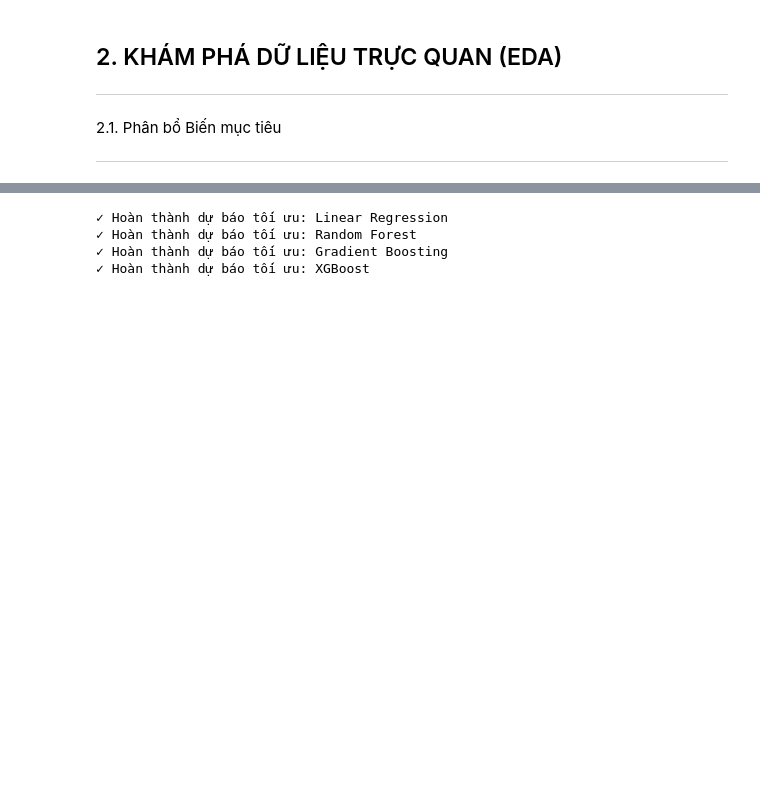
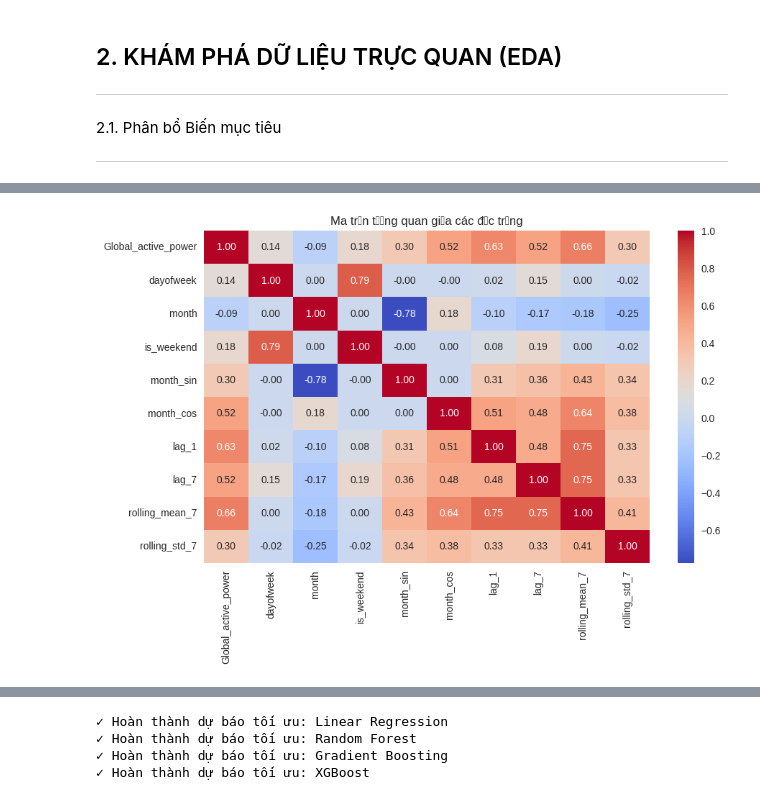
Before and after one commit to quanggdo/Electric-Power-Consumption-Forecasting, a Jupyter notebook: main.ipynb, the cells around one changed output, grey strips where cells are left out. Saved outputs shown, nothing was run; the diff lists cells and outputs as text; code cells hidden in the pictures; blank space fills up the shorter version.

```diff
--- a/main.ipynb
+++ b/main.ipynb
@@ -128 +122,32 @@ plt.show()
+# %%
+def create_advanced_features(df):
+    df = df.copy()
+    # Đặc trưng thời gian
+    df['dayofweek'] = df.index.dayofweek
+    df['month'] = df.index.month
+    df['is_weekend'] = df['dayofweek'].isin([5, 6]).astype(int)
+
+    # Mã hóa chu kỳ (Cyclical Encoding)
+    df['month_sin'] = np.sin(2 * np.pi * df['month']/12)
+    df['month_cos'] = np.cos(2 * np.pi * df['month']/12)
+
+    # Đặc trưng lịch sử (Lags) - Quan trọng nhất trong học có giám sát
+    df['lag_1'] = df['Global_active_power'].shift(1)
+    df['lag_7'] = df['Global_active_power'].shift(7)
+
+    # Đặc trưng cửa sổ trượt (Rolling)
+    df['rolling_mean_7'] = df['Global_active_power'].rolling(window=7).mean().shift(1)
+    df['rolling_std_7'] = df['Global_active_power'].rolling(window=7).std().shift(1)
+
+    return df.dropna()
+
+data = create_advanced_features(df_daily)
+
+# Vẽ ma trận tương quan để xem biến nào ảnh hưởng nhất
+plt.figure(figsize=(10, 6))
+sns.heatmap(data.corr(), annot=True, fmt='.2f', cmap='coolwarm')
+plt.title('Ma trận tương quan giữa các đặc trưng')
+plt.show()
+# %% [output]
+[figure, added]
 # %% [markdown]
```
Also changed, not shown: parts of 14 cells of this notebook.
